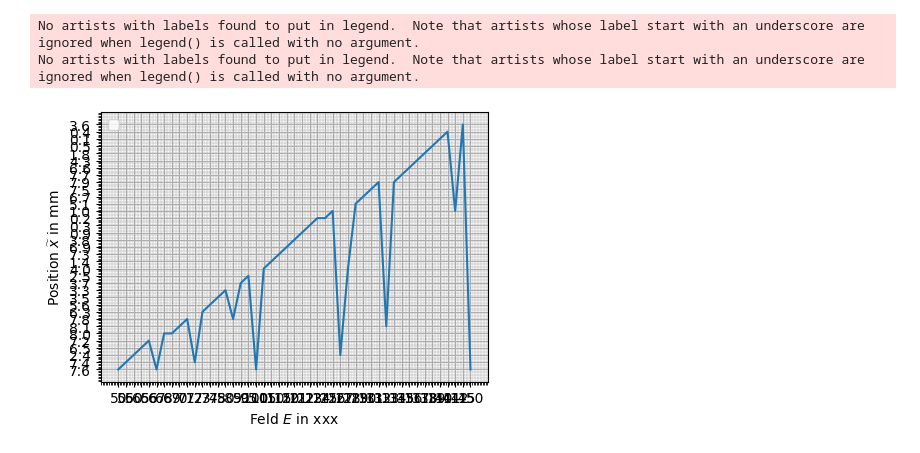
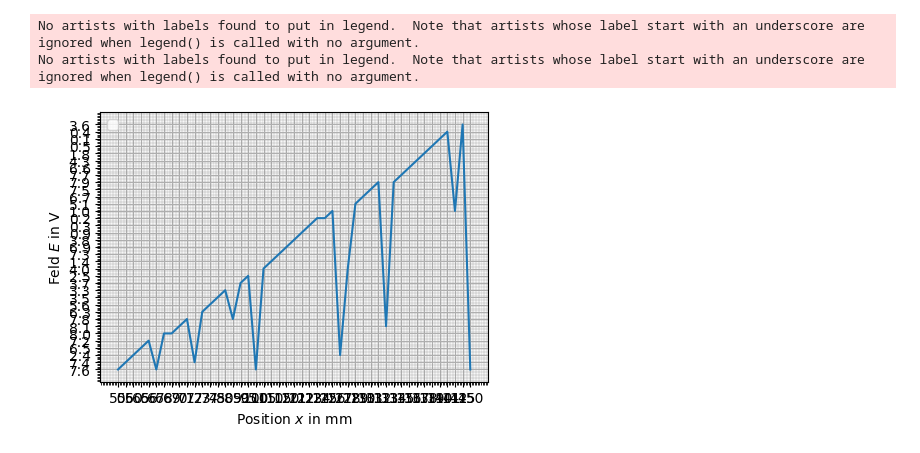
Before and after one commit to CVC97/ExPhy-III-Praktikum, a Jupyter notebook: 19_Mikrowellen.ipynb, the cells around one changed output. Cells and saved outputs as stored; diff of their text form; code cells hidden in the pictures.

```diff
--- a/19_Mikrowellen.ipynb
+++ b/19_Mikrowellen.ipynb
@@ -4,35 +4,32 @@ import matplotlib.pyplot as plt
 from scipy import optimize
 import pandas as pd
 # %%
-V1_1 = pd.read_csv('./19_data/V1_1.csv', sep = ',', skipinitialspace = True)
+V1_1 = pd.read_csv('./19_Mikrowellen/V1_1.csv', sep = ',', skipinitialspace = True)
 
 V1_1_x = V1_1['pos'].str.strip().drop(index = 0).dropna(axis = 'index')
 V1_1_E = V1_1['E'].str.strip().drop(index = 0).dropna(axis = 'index')
 
+#A = np.arange(1, 10, 1)
 
-
-#V1_1
-#V1_1_x, V1_1_E
+#V1_1_x.loc[:].to_numpy(), A
 # %%
 fig, ax = plt.subplots(figsize=(5,3.5))
 
-
-
-
 #ax.set_title(r'Korrigierte Steigungen $mr^2$ für variierte Kugelradien')
-ax.set_xlabel(r'Feld $E$ in xxx')
-ax.set_ylabel(r'Position $\widetilde{x}$ in mm')
+ax.set_xlabel(r'Position $x$ in mm')
+ax.set_ylabel(r'Feld $E$ in V')
 ax.grid()
 ax.grid(which='minor', color='#999999', alpha=0.2, linestyle='-')
 ax.minorticks_on()
-#ax.errorbar(Q, Q_tilde, Q_tilde_err, xerr = Q_err, fmt='.', color = 'black', alpha = 0.75, linewidth=1, ecolor="black", capsize=3, label = 'Messwerte mit Fehlerbalken')
+#ax.errorbar(V1_1_x, V1_1_E, xerr = 0.1, yerr = 0.5, fmt='.', color = 'black', alpha = 0.75, linewidth=1, ecolor="black", capsize=3, label = 'Messwerte mit Fehlerbalken')
+#ax.errorbar([2, 1], [1, 2], xerr = 4)
 #ax.plot(xplot, xplot*params_gamma[0]+params_gamma[1],  color = 'red', alpha = 0.75, linewidth=1.5, label = 'lineare Regression', linestyle = '--')
 ax.plot(V1_1_x, V1_1_E)
 ax.legend()
 ax.legend(loc="upper left")
 plt.savefig('./19_Mikrowellen/V1_1.pgf', facecolor = 'white', bbox_inches='tight')
 plt.show()
 # %% [output]
 No artists with labels found to put in legend.  Note that artists whose label start with an underscore are ignored when legend() is called with no argument.
 No artists with labels found to put in legend.  Note that artists whose label start with an underscore are ignored when legend() is called with no argument.
-[figure, old version]
+[figure, new version]
```
Also changed, not shown: 1 other file.
